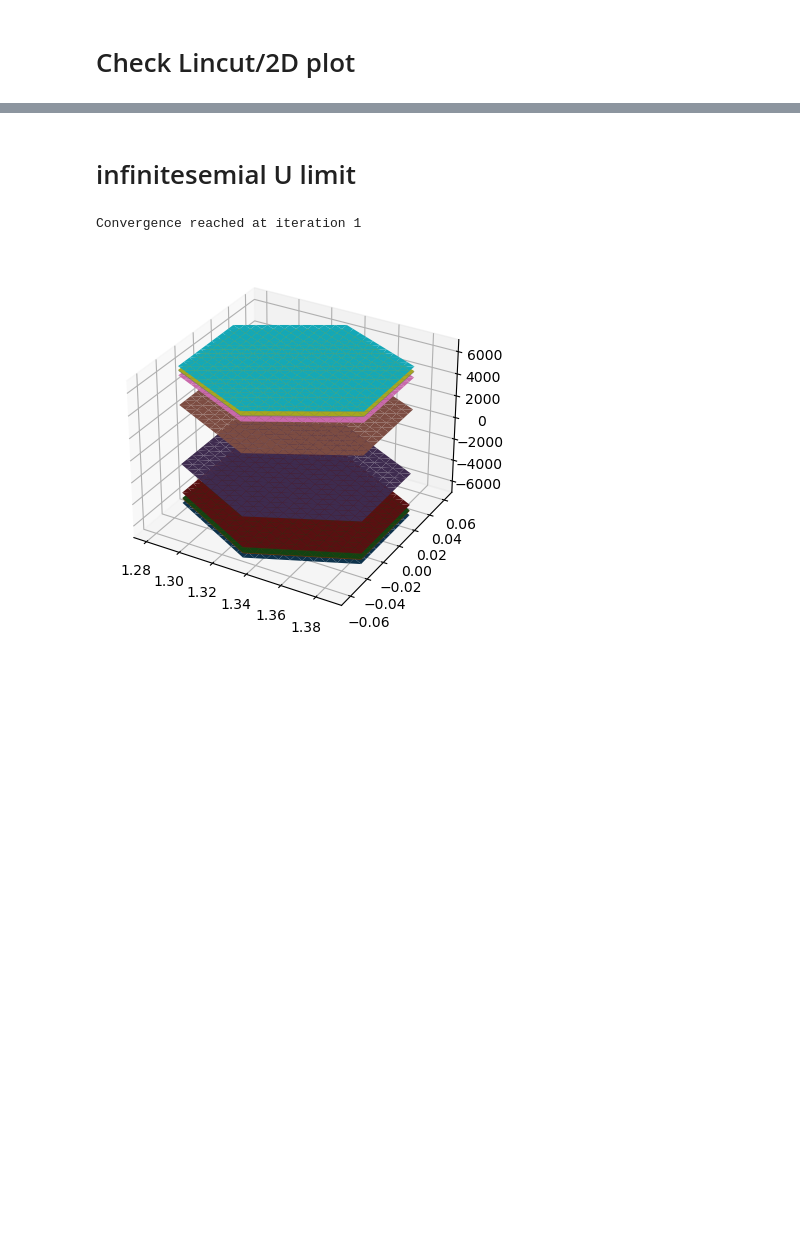
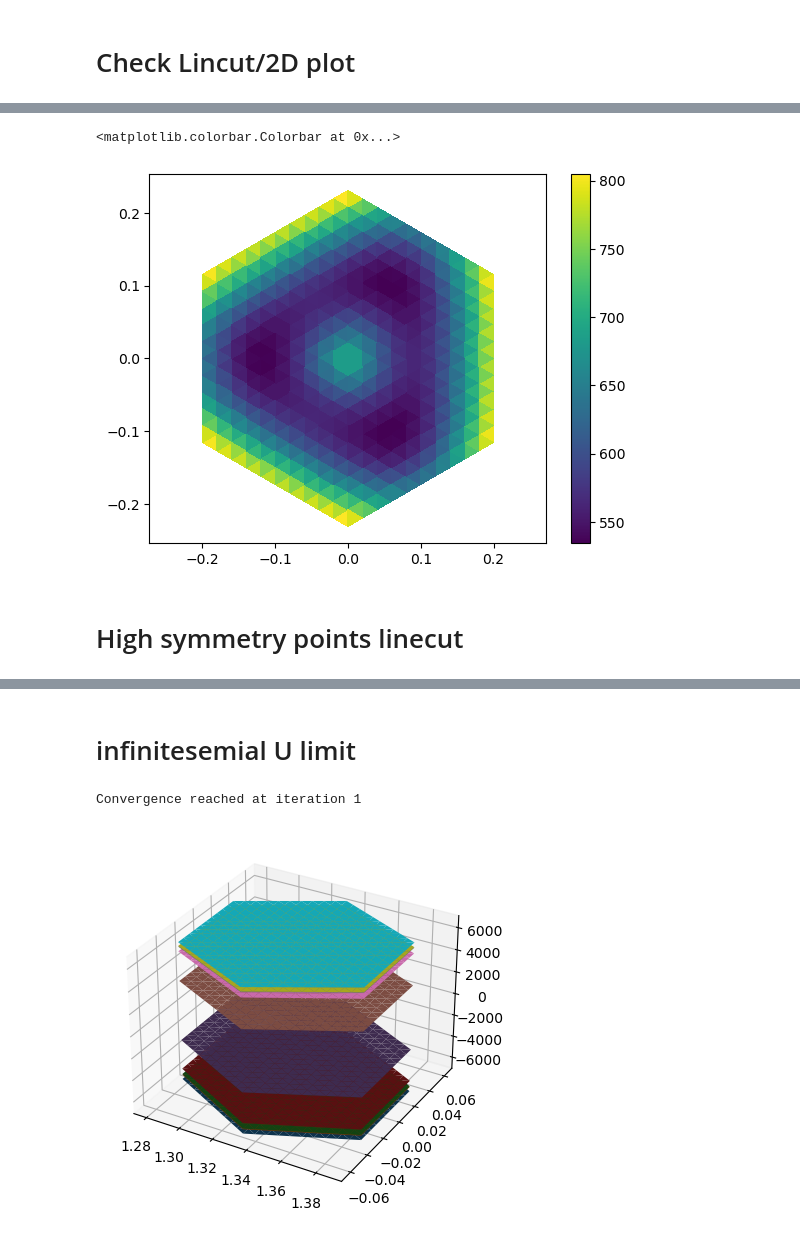
Before and after one commit to hainingpan/HartreeFock_GPT, a Jupyter notebook: test_coding/test_PLG.ipynb, the cells around one changed output, grey strips where cells are left out. Cells and saved outputs as stored; diff of their text form; code cells hidden in the pictures; blank space fills up the shorter version.

```diff
--- a/test_coding/test_PLG.ipynb
+++ b/test_coding/test_PLG.ipynb
@@ -47,0 +79,9 @@ plot_2d_bandstructure(ham,en)
+# %%
+plt.tripcolor(ham.k_space[:,0],ham.k_space[:,1],en[6])
+plt.axis('equal')
+plt.colorbar()
+# %% [output]
+<matplotlib.colorbar.Colorbar at 0x...>
+[figure, added]
+# %% [markdown]
+# High symmetry points linecut
```
Also changed, not shown: parts of 16 cells of this notebook, 6 other files.
